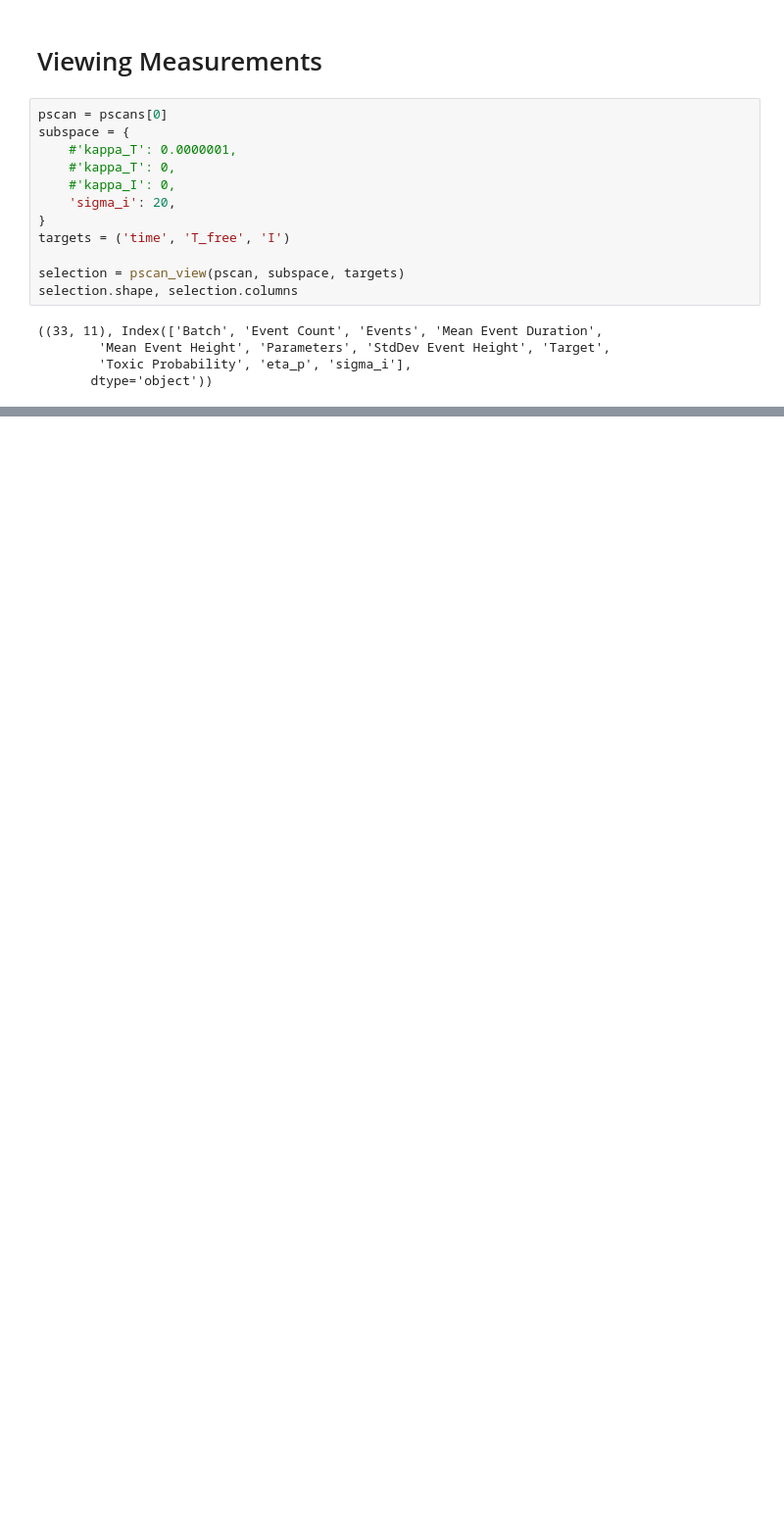
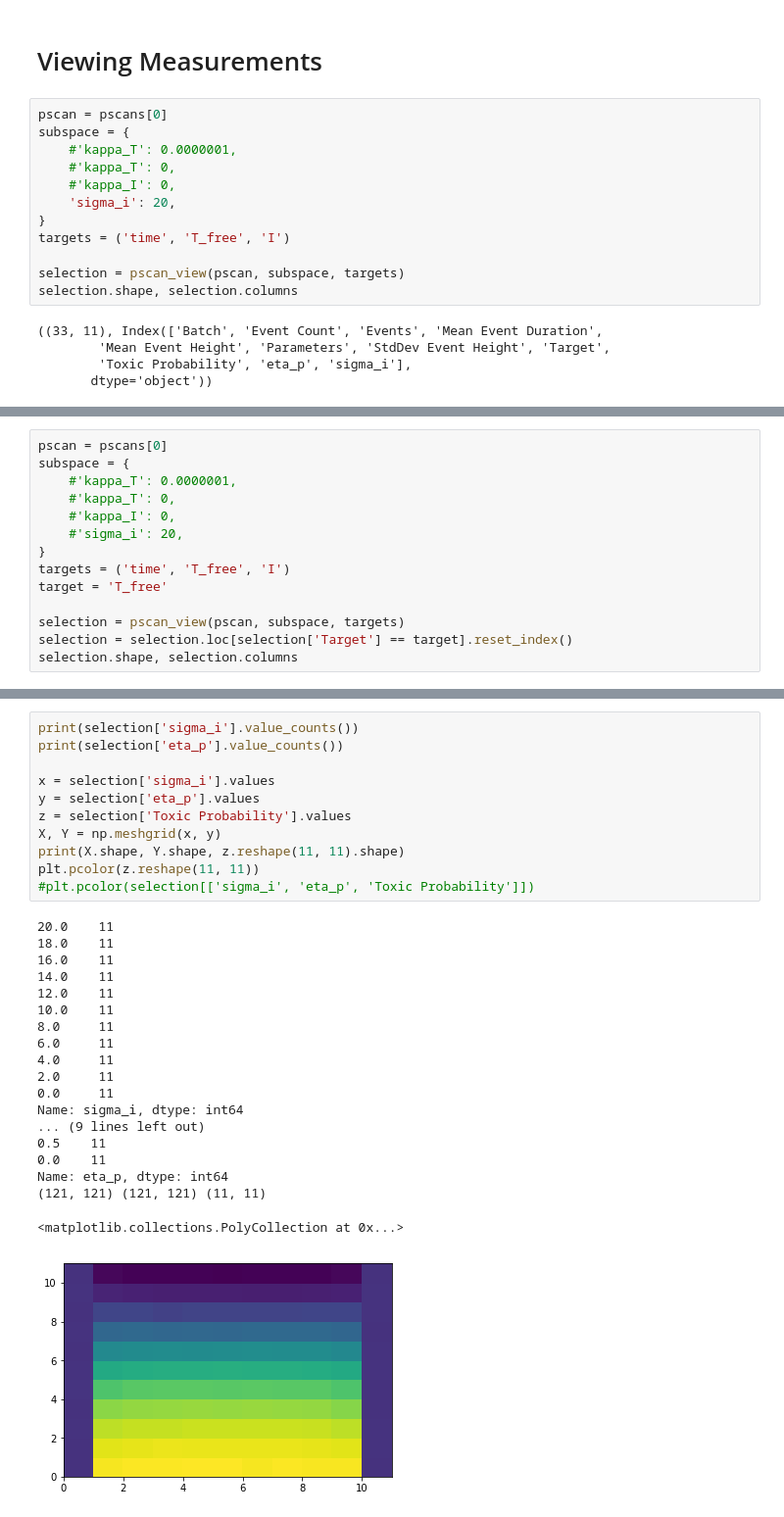
Before and after one commit to ctogle/mini_gillespiem, a Jupyter notebook: TAmodule_aim2.ipynb, the cells around one changed output, grey strips where cells are left out. Shown at 98% size. Saved outputs shown, nothing was run; the diff lists cells and outputs as text; blank space fills up the shorter version.

```diff
--- a/TAmodule_aim2.ipynb
+++ b/TAmodule_aim2.ipynb
@@ -270,0 +282,14 @@ Name: eta_p, dtype: float64
+# %%
+pscan = pscans[0]
+subspace = {
+    #'kappa_T': 0.0000001,
+    #'kappa_T': 0,
+    #'kappa_I': 0,
+    #'sigma_i': 20,
+}
+targets = ('time', 'T_free', 'I')
+target = 'T_free'
+
+selection = pscan_view(pscan, subspace, targets)
+selection = selection.loc[selection['Target'] == target].reset_index()
+selection.shape, selection.columns
@@ -270,0 +311,31 @@ Name: eta_p, dtype: float64
+# %%
+print(selection['sigma_i'].value_counts())
+print(selection['eta_p'].value_counts())
+
+x = selection['sigma_i'].values
+y = selection['eta_p'].values
+z = selection['Toxic Probability'].values
+X, Y = np.meshgrid(x, y)
+print(X.shape, Y.shape, z.reshape(11, 11).shape)
+plt.pcolor(z.reshape(11, 11))
+#plt.pcolor(selection[['sigma_i', 'eta_p', 'Toxic Probability']])
+# %% [output]
+20.0    11
+18.0    11
+16.0    11
+14.0    11
+12.0    11
+10.0    11
+8.0     11
+6.0     11
+4.0     11
+2.0     11
+0.0     11
+Name: sigma_i, dtype: int64
+... (9 lines left out)
+0.5    11
+0.0    11
+Name: eta_p, dtype: int64
+(121, 121) (121, 121) (11, 11)
+<matplotlib.collections.PolyCollection at 0x...>
+[figure, added]
```
Also changed, not shown: parts of 7 cells of this notebook, 2 other files.
